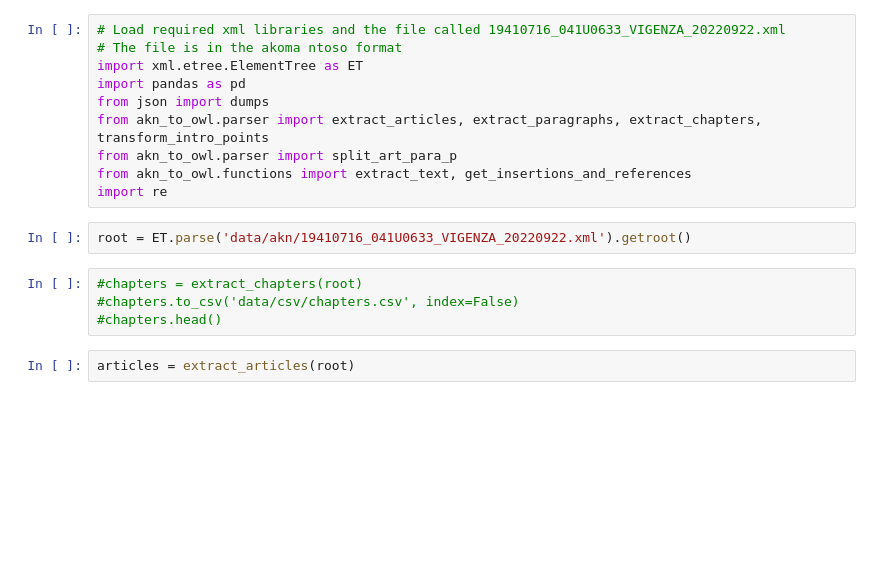
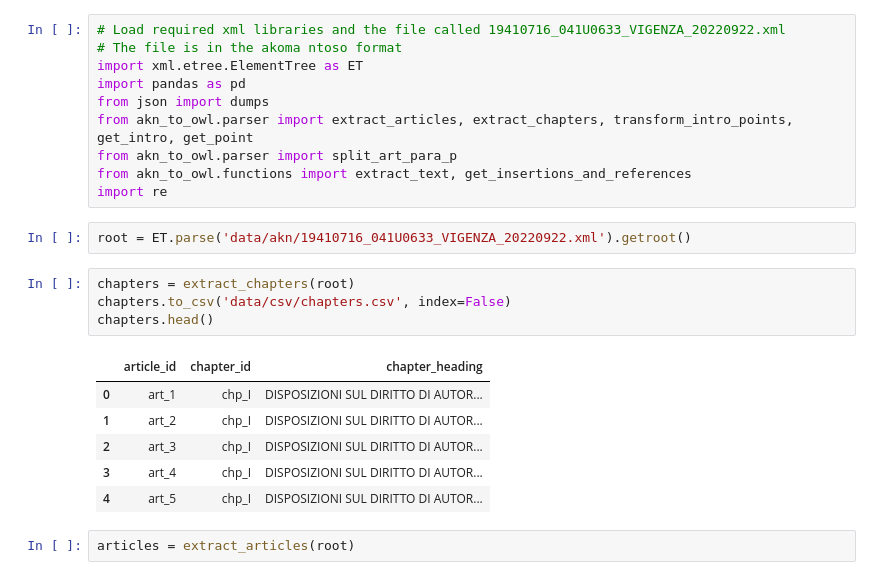
Before and after one commit to AlessioNar/semanticannotation, a Jupyter notebook: data_extraction.ipynb, the cells around one changed output. Saved outputs shown, nothing was run; the diff lists cells and outputs as text; blank space fills up the shorter version.

```diff
--- a/data_extraction.ipynb
+++ b/data_extraction.ipynb
@@ -4,15 +4,22 @@
 import xml.etree.ElementTree as ET
 import pandas as pd
 from json import dumps
-from akn_to_owl.parser import extract_articles, extract_paragraphs, extract_chapters, transform_intro_points
+from akn_to_owl.parser import extract_articles, extract_chapters, transform_intro_points, get_intro, get_point
 from akn_to_owl.parser import split_art_para_p
 from akn_to_owl.functions import extract_text, get_insertions_and_references
 import re
 # %%
 root = ET.parse('data/akn/19410716_041U0633_VIGENZA_20220922.xml').getroot()
 # %%
-#chapters = extract_chapters(root)
-#chapters.to_csv('data/csv/chapters.csv', index=False)
-#chapters.head()
+chapters = extract_chapters(root)
+chapters.to_csv('data/csv/chapters.csv', index=False)
+chapters.head()
+# %% [output]
+|  | article_id | chapter_id | chapter_heading |
+| 0 | art_1 | chp_I | DISPOSIZIONI SUL DIRITTO DI AUTOR... |
+| 1 | art_2 | chp_I | DISPOSIZIONI SUL DIRITTO DI AUTOR... |
+| 2 | art_3 | chp_I | DISPOSIZIONI SUL DIRITTO DI AUTOR... |
+| 3 | art_4 | chp_I | DISPOSIZIONI SUL DIRITTO DI AUTOR... |
+| 4 | art_5 | chp_I | DISPOSIZIONI SUL DIRITTO DI AUTOR... |
 # %%
 articles = extract_articles(root)
```
Also changed, not shown: parts of 25 cells of this notebook, 1 other file.
